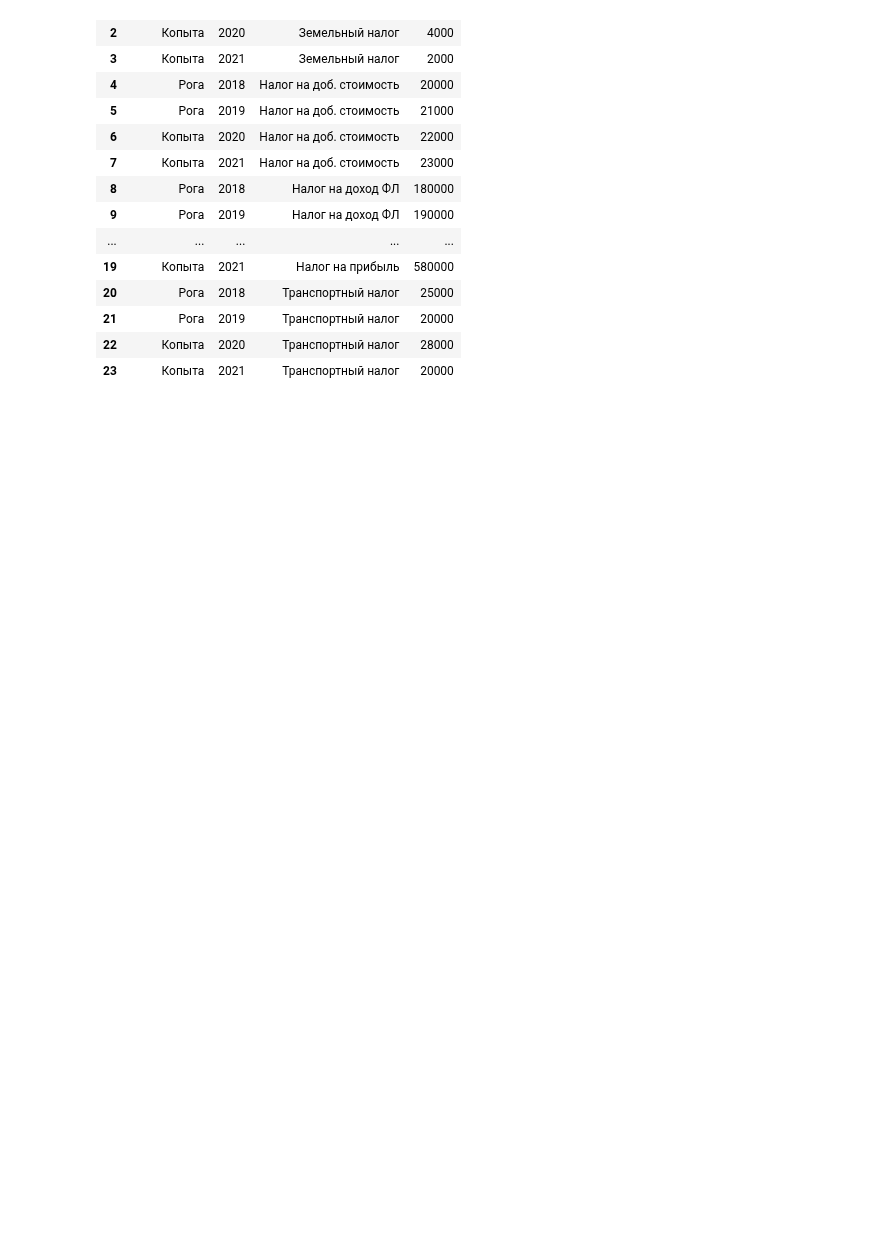
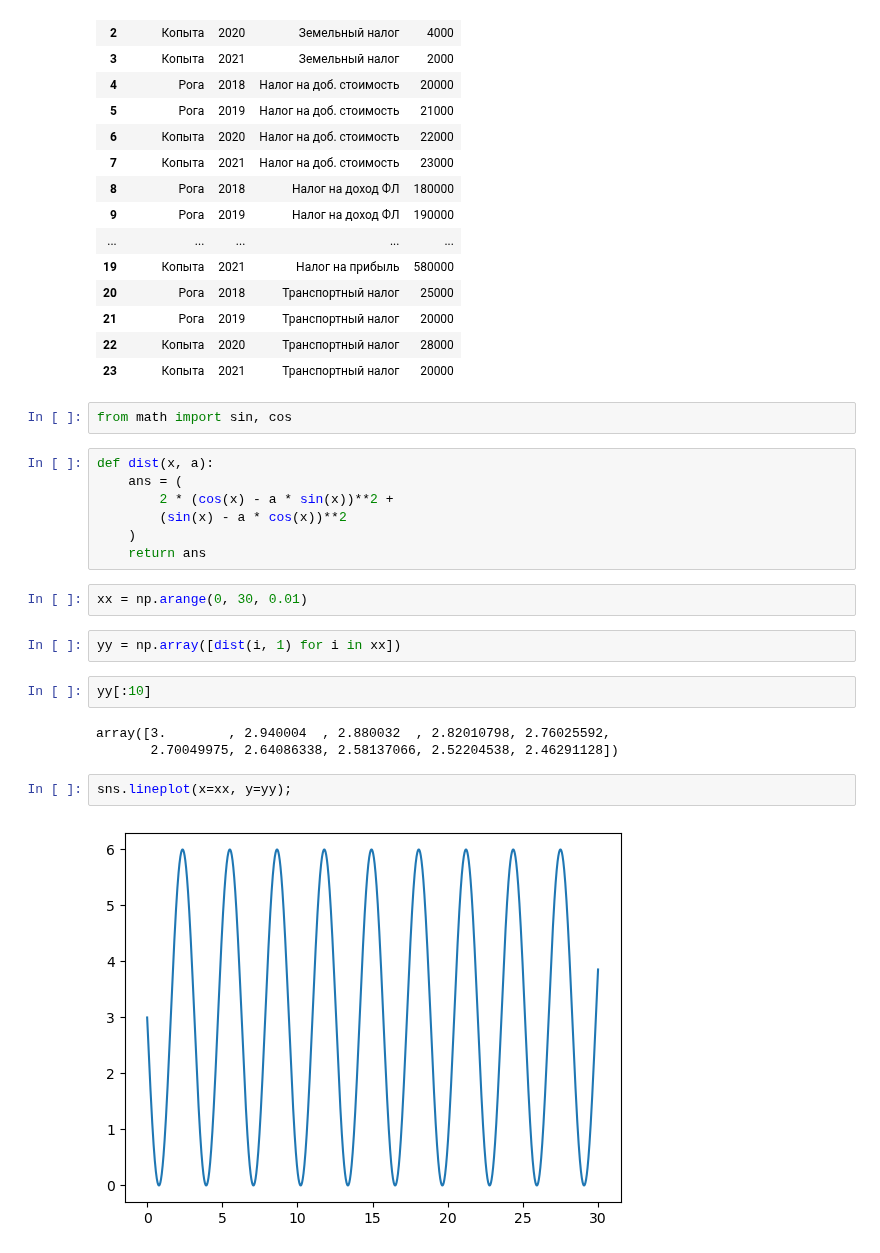
Before and after one commit to gbrs/ipython_notebook_probes, a Jupyter notebook: Probe.ipynb, the cells around one changed output. Drawn from its saved outputs; the diff is of its cells as text; blank space fills up the shorter version.

Commit message:
plot diagram from avito task 4

```diff
--- a/Probe.ipynb
+++ b/Probe.ipynb
@@ -1069,3 +1069,25 @@ pd.melt(
 | 21 | Рога | 2019 | Транспортный налог | 20000 |
 | 22 | Копыта | 2020 | Транспортный налог | 28000 |
 | 23 | Копыта | 2021 | Транспортный налог | 20000 |
+# %%
+from math import sin, cos
+# %%
+def dist(x, a):
+    ans = (
+        2 * (cos(x) - a * sin(x))**2 +
+        (sin(x) - a * cos(x))**2
+    )
+    return ans
+# %%
+xx = np.arange(0, 30, 0.01)
+# %%
+yy = np.array([dist(i, 1) for i in xx])
+# %%
+yy[:10]
+# %% [output]
+array([3.        , 2.940004  , 2.880032  , 2.82010798, 2.76025592,
+       2.70049975, 2.64086338, 2.58137066, 2.52204538, 2.46291128])
+# %%
+sns.lineplot(x=xx, y=yy);
+# %% [output]
+[figure, added]
```
